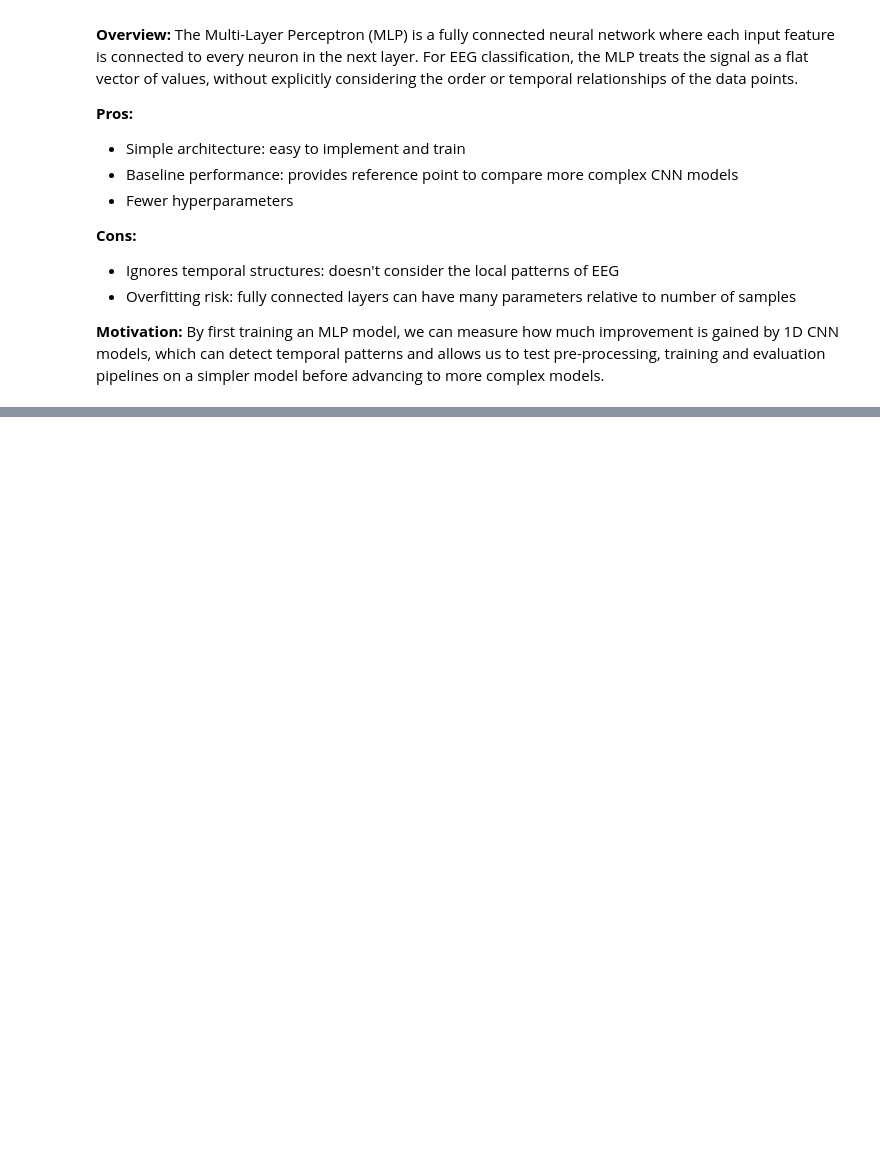
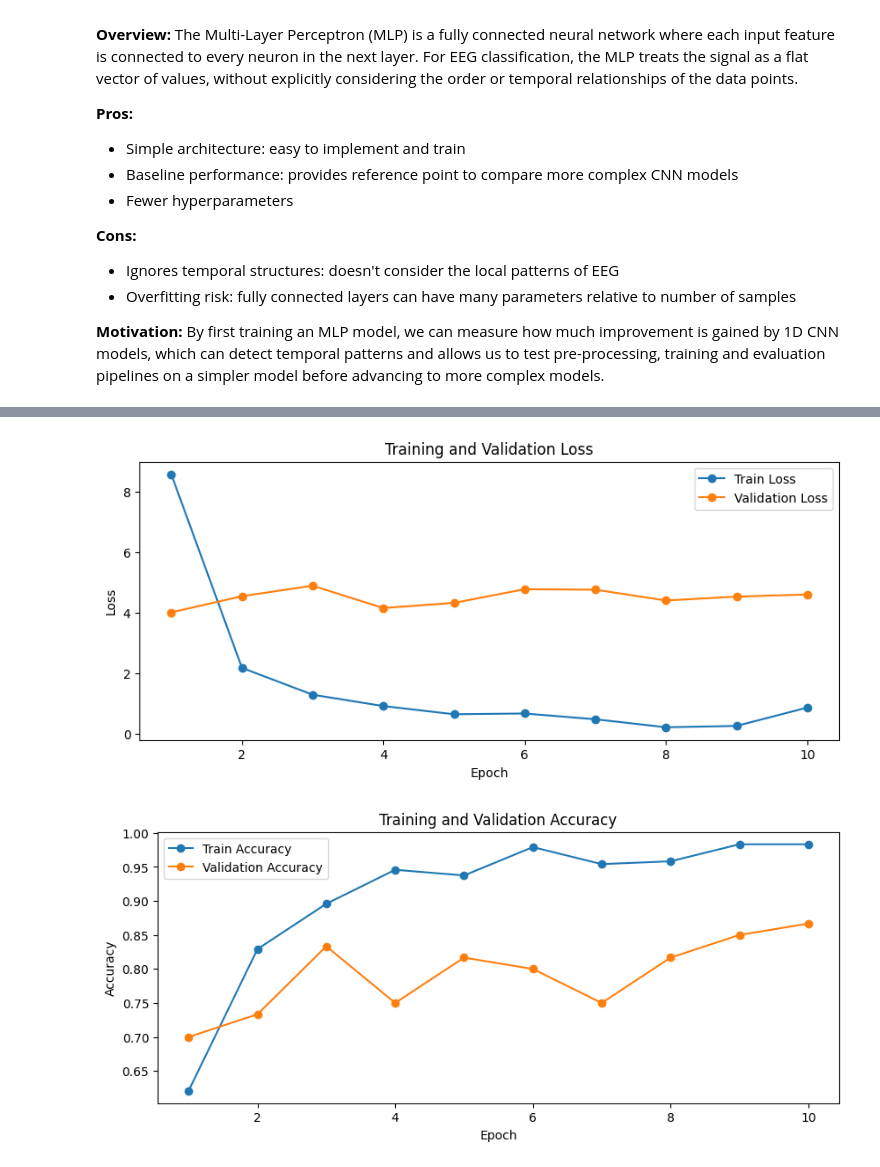
Before and after one commit to nmarryatt/EEG-Seizure-Classification, a Jupyter notebook: notebooks/EEG_seizure_classification.ipynb, the cells around one changed output, grey strips where cells are left out. Drawn from its saved outputs; the diff is of its cells as text; code cells hidden in the pictures; blank space fills up the shorter version.

```diff
--- a/notebooks/EEG_seizure_classification.ipynb
+++ b/notebooks/EEG_seizure_classification.ipynb
@@ -158,11 +164,22 @@ optimizer = optim.Adam(model.parameters(), lr=1e-3) # define optimisation algori
 
 epochs = 10 # train the model for 10 full passes
 
+train_losses = []
+train_accuracies = []
+val_losses = []
+val_accuracies = []
+
 # train and evaluate each epoch
 for epoch in range(epochs):
     train_loss, train_acc = train(model, train_loader, criterion, optimizer, device)
     val_loss, val_acc = evaluate(model, test_loader, criterion, device)
+    train_losses.append(train_loss)
+    train_accuracies.append(train_acc)
+    val_losses.append(val_loss)
+    val_accuracies.append(val_acc)
     print(f"Epoch {epoch+1}/{epochs} | "
           f"Train Loss: {train_loss:.4f}, Train Acc: {train_acc:.4f} | "
           f"Val Loss: {val_loss:.4f}, Val Acc: {val_acc:.4f}")
+
+plot_training_history(train_losses, val_losses, train_accuracies, val_accuracies, epochs=None)
 # %% [output]
@@ -178,0 +196,2 @@ Epoch 10/10 | Train Loss: 0.4062, Train Acc: 0.9850 | Val Loss: 0.6752, Val Acc:
+[figure, added]
+[figure, added]
```
Also changed, not shown: parts of 12 cells of this notebook, 1 other file.
